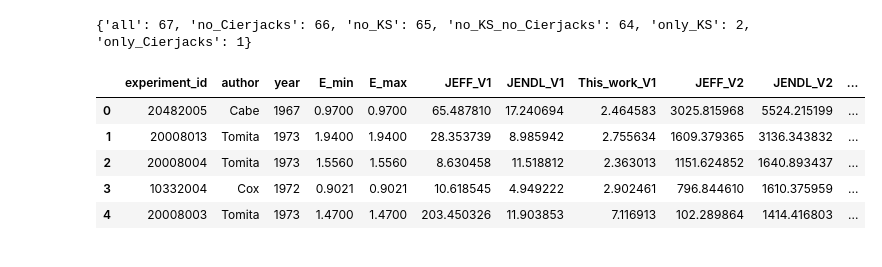
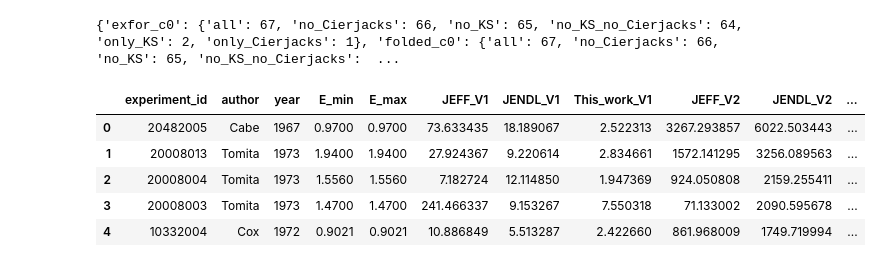
Before and after one commit to monleon96/MCNPy, a Jupyter notebook: scripts/chapter3_goodness_of_fit_figures.ipynb, the cells around one changed output. Drawn from its saved outputs; the diff is of its cells as text; code cells hidden in the pictures.

```diff
--- a/scripts/chapter3_goodness_of_fit_figures.ipynb
+++ b/scripts/chapter3_goodness_of_fit_figures.ipynb
@@ -120,14 +163,24 @@ Headline chi2/N on the full pool:
 # %%
-PER_EXP = {sub: pd.read_csv(RUN_DIR / 'per_experiment' / f'per_experiment_{sub}.csv')
-           for sub, _ in SUBSETS}
-print({k: len(v) for k, v in PER_EXP.items()})
-PER_EXP['all'].head()
+def load_per_exp(method):
+    d = run_dir(method) / 'per_experiment'
+    return {sub: pd.read_csv(d / f'per_experiment_{sub}.csv') for sub, _ in SUBSETS}
+
+# Same skip-if-missing policy as SUMM above.
+PER_EXP = {}
+for m in METHODS:
+    try:
+        PER_EXP[m] = load_per_exp(m)
+    except FileNotFoundError:
+        print(f'[skip] no per-experiment CSVs yet for {m!r}')
+
+print({m: {k: len(v) for k, v in PER_EXP[m].items()} for m in PER_EXP})
+PER_EXP['exfor_c0']['all'].head()
 # %% [output]
-{'all': 67, 'no_Cierjacks': 66, 'no_KS': 65, 'no_KS_no_Cierjacks': 64, 'only_KS': 2, 'only_Cierjacks': 1}
+{'exfor_c0': {'all': 67, 'no_Cierjacks': 66, 'no_KS': 65, 'no_KS_no_Cierjacks': 64, 'only_KS': 2, 'only_Cierjacks': 1}, 'folded_c0': {'all': 67, 'no_Cierjacks': 66, 'no_KS': 65, 'no_KS_no_Cierjacks':  ...
 |  | experiment_id | author | year | E_min | E_max | JEFF_V1 | JENDL_V1 | This_work_V1 | JEFF_V2 | JENDL_V2 | ... |
-| 0 | 20482005 | Cabe | 1967 | 0.9700 | 0.9700 | 65.487810 | 17.240694 | 2.464583 | 3025.815968 | 5524.215199 | ... |
-| 1 | 20008013 | Tomita | 1973 | 1.9400 | 1.9400 | 28.353739 | 8.985942 | 2.755634 | 1609.379365 | 3136.343832 | ... |
-| 2 | 20008004 | Tomita | 1973 | 1.5560 | 1.5560 | 8.630458 | 11.518812 | 2.363013 | 1151.624852 | 1640.893437 | ... |
-| 3 | 10332004 | Cox | 1972 | 0.9021 | 0.9021 | 10.618545 | 4.949222 | 2.902461 | 796.844610 | 1610.375959 | ... |
-| 4 | 20008003 | Tomita | 1973 | 1.4700 | 1.4700 | 203.450326 | 11.903853 | 7.116913 | 102.289864 | 1414.416803 | ... |
+| 0 | 20482005 | Cabe | 1967 | 0.9700 | 0.9700 | 73.633435 | 18.189067 | 2.522313 | 3267.293857 | 6022.503443 | ... |
+| 1 | 20008013 | Tomita | 1973 | 1.9400 | 1.9400 | 27.924367 | 9.220614 | 2.834661 | 1572.141295 | 3256.089563 | ... |
+| 2 | 20008004 | Tomita | 1973 | 1.5560 | 1.5560 | 7.182724 | 12.114850 | 1.947369 | 924.050808 | 2159.255411 | ... |
+| 3 | 20008003 | Tomita | 1973 | 1.4700 | 1.4700 | 241.466337 | 9.153267 | 7.550318 | 71.133002 | 2090.595678 | ... |
+| 4 | 10332004 | Cox | 1972 | 0.9021 | 0.9021 | 10.886849 | 5.513287 | 2.422660 | 861.968009 | 1749.719994 | ... |
 # %%
```
Also changed, not shown: parts of 29 cells of this notebook, 6 other files.
